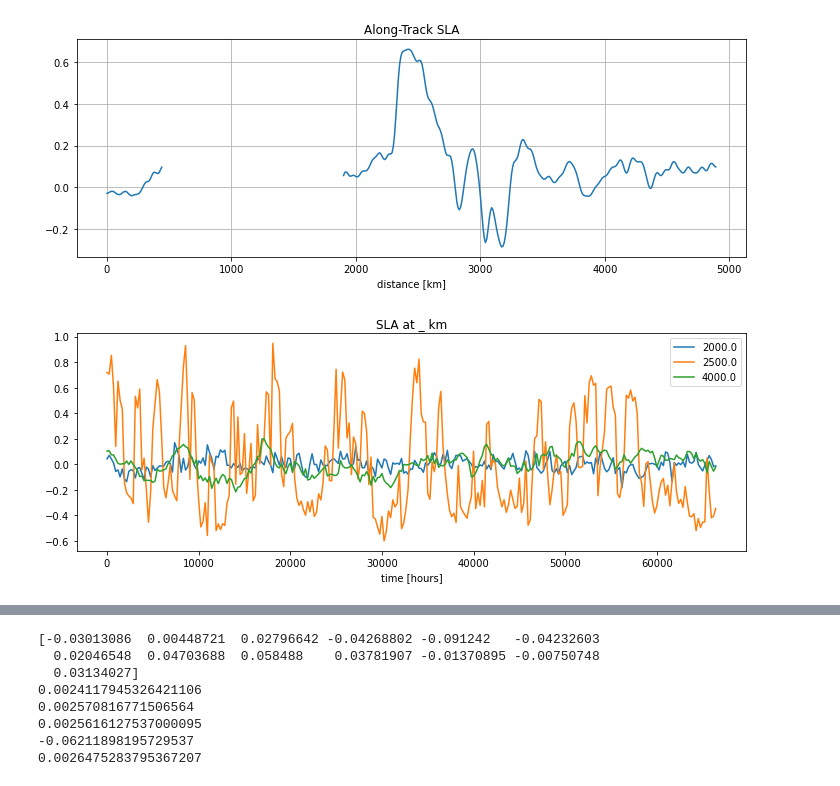
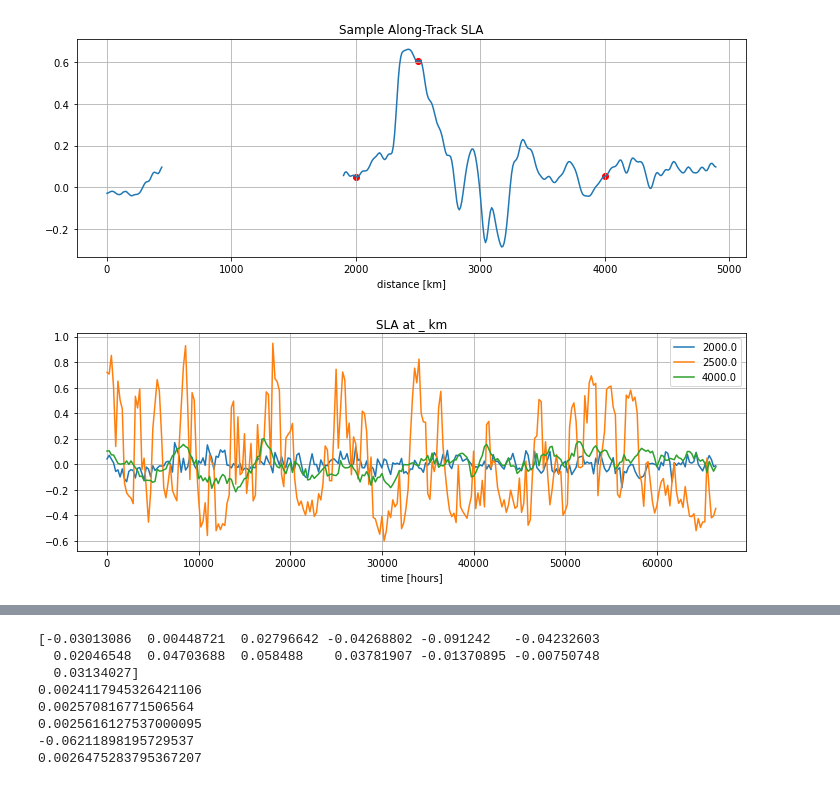
Before and after one commit to jakesteinberg/CPT, a Jupyter notebook: global_along_track_spectra.ipynb, the cells around one changed output, grey strips where cells are left out. Drawn from its saved outputs; the diff is of its cells as text; code cells hidden in the pictures.

```diff
--- a/global_along_track_spectra.ipynb
+++ b/global_along_track_spectra.ipynb
@@ -118,27 +105,28 @@ spec_loc_coarse = np.where((this_x_coarse == x_spec_cen_coarse))[0][0]
 # %%
 t_grid = np.arange(dt, t_win*2, dt)  # in hours (~1457 days = 4 years)
 # t_grid[-1] / 24 / 365
-# %%
-fig, ax = plt.subplots(1,1,figsize=(12,4))
-ax.plot(this_x, this_sla[pass_index, :])
-ax.set_title('Along-Track SLA')
-ax.set_xlabel('distance [km]')
-ax.grid()
-plt.show()
-# %% [output]
-[figure, removed]
 # %%
 f_spec_locs = 200, 250, 400
+fig, ax = plt.subplots(1,1,figsize=(12,4))
+ax.plot(this_x, this_sla[pass_index, :])
+ax.scatter(np.array([f_spec_locs])*10, this_sla[pass_index, f_spec_locs], color='r')
+ax.set_title('Sample Along-Track SLA')
+ax.set_xlabel('distance [km]')
+ax.grid()
+plt.show()
+
 fig, ax = plt.subplots(1,1,figsize=(12,4))
 for i in f_spec_locs:
     ax.plot(this_time, this_sla_interp_t[:, i] - np.nanmean(this_sla_interp_t[:, i]), label=str(i * hor_grid_spacing))
 ax.set_title('SLA at _ km')
 ax.set_xlabel('time [hours]')
 handles, labels = ax.get_legend_handles_labels()
 ax.legend(handles, labels, fontsize=10)
+ax.grid()
 plt.show()
 # %% [output]
-[figure, old version]
+[figure, new version]
+[figure, added]
 # %%
 # temporal spectra test (compute at all locations along one track)
 t_grid = np.arange(dt, t_win*3, dt)  # in hours (~1457 days = 4 years)
```
Also changed, not shown: parts of 4 cells of this notebook, 3 other files.
